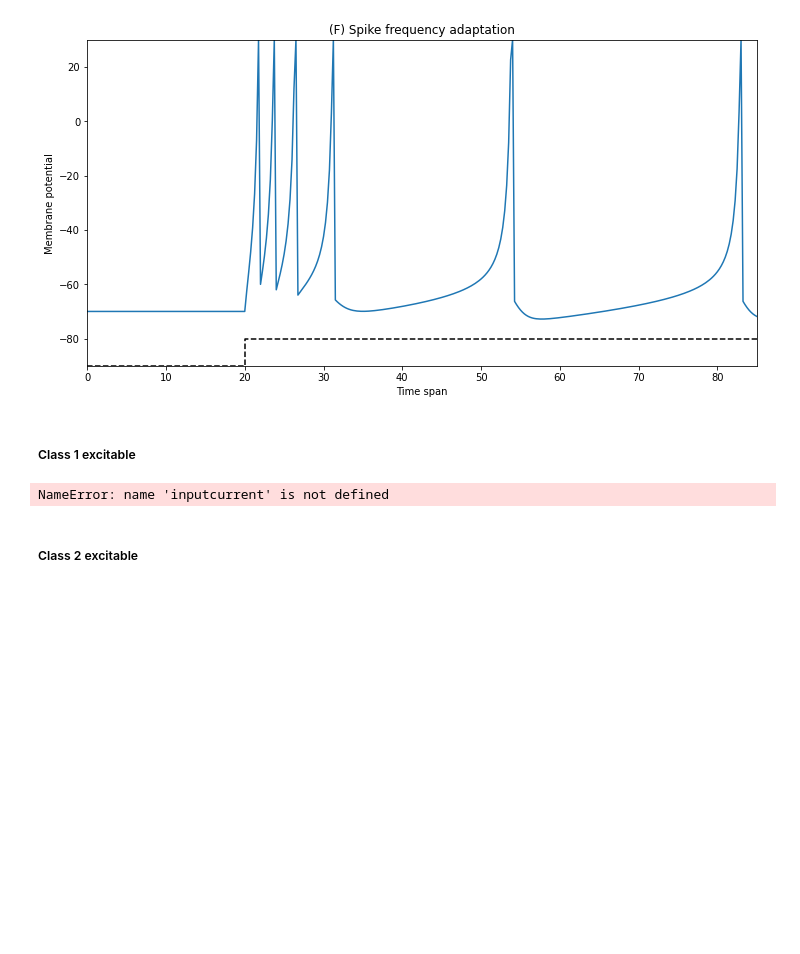
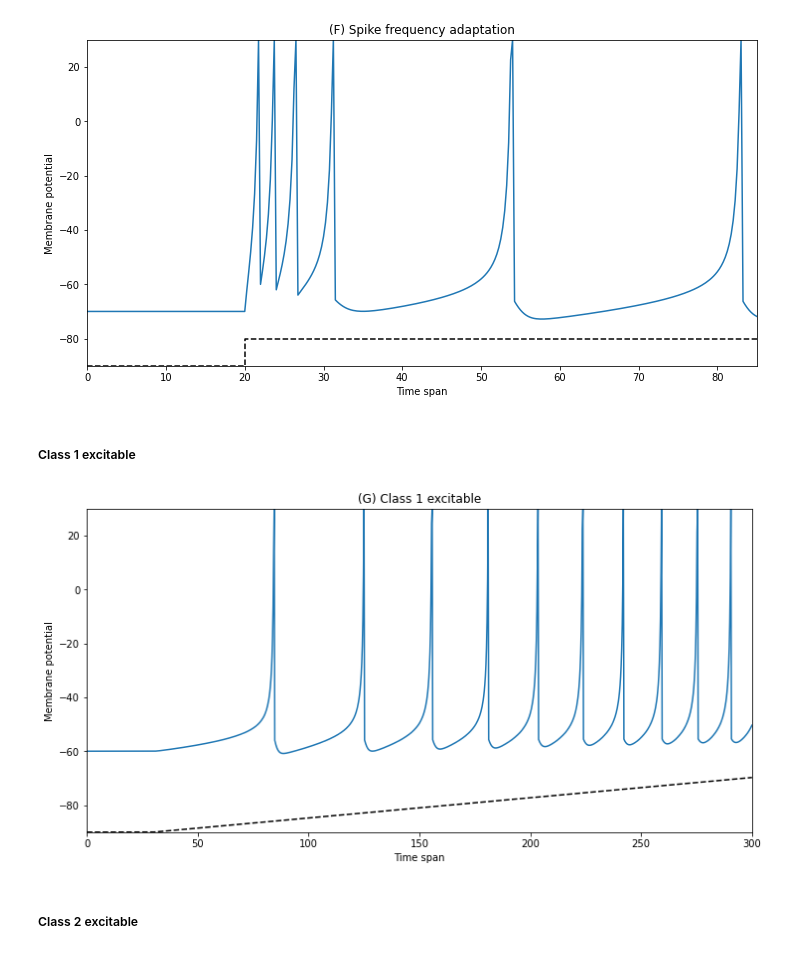
Before and after one commit to francescapoli98/computational-neuroscience, a Jupyter notebook: LAB1/assignment 1/spiking_neurons.ipynb, the cells around one changed output. Drawn from its saved outputs; the diff is of its cells as text; code cells hidden in the pictures; blank space fills up the shorter version.

```diff
--- a/LAB1/assignment 1/spiking_neurons.ipynb
+++ b/LAB1/assignment 1/spiking_neurons.ipynb
@@ -155,18 +156,19 @@ izhi = Izhikievich(tspan, T1, **params)
 # izhi.ii = property(lambda self: self.i*-90)
 
 setattr(izhi, 'ii', True)
+setattr(izhi, 'diffV', True)
 
-def inputcurrent(self, t):
+def newI(self, t):
     return 0.075 * (t - self.T1) if t > self.T1 else 0
 
-izhi.inputcurrent = MethodType(inputcurrent, izhi)
+izhi.calculate_I = types.MethodType(newI, izhi)
 # %%
-VV, uu = izhi.class1ex()
+VV, uu = izhi.simulation()
 
 feature_name="(G) Class 1 excitable"
 izhi.plotting(VV, uu, feature_name)
 # %% [output]
-NameError: name 'inputcurrent' is not defined
+[figure, added]
 # %% [markdown]
 ##### Class 2 excitable
 # %%
```
Also changed, not shown: parts of 28 cells of this notebook, 11 other files.
